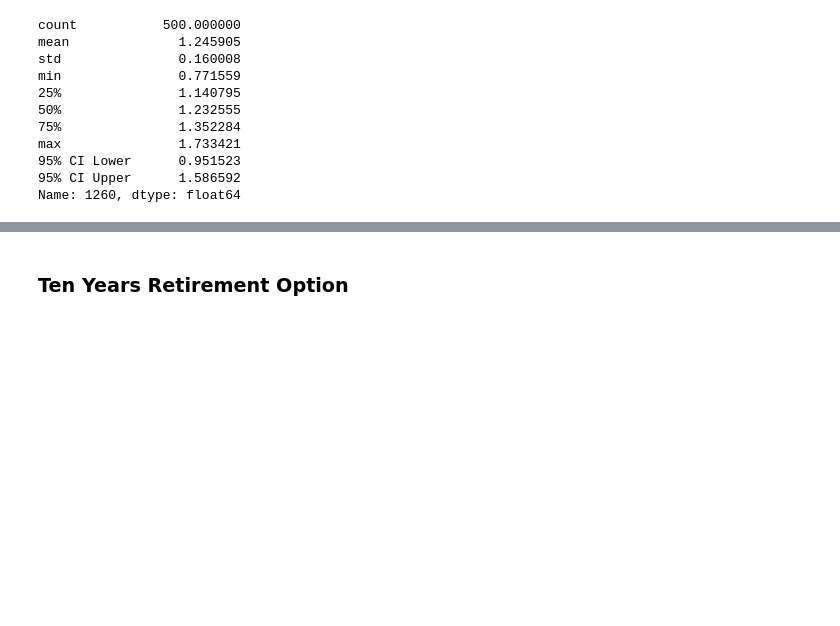
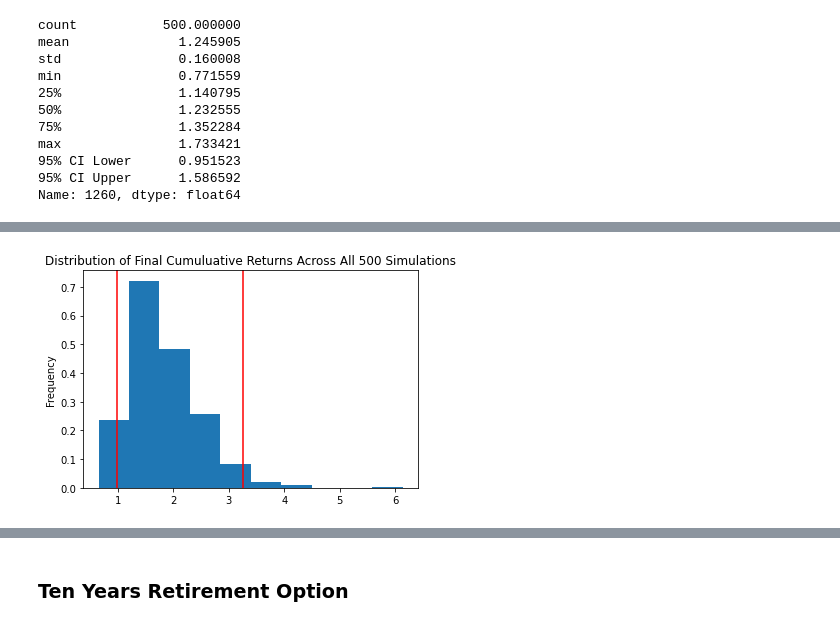
Before and after one commit to NDKD/Homework-Week5, a Jupyter notebook: financial-planner.ipynb, the cells around one changed output, grey strips where cells are left out. Saved outputs shown, nothing was run; the diff lists cells and outputs as text; code cells hidden in the pictures; blank space fills up the shorter version.

```diff
--- a/financial-planner.ipynb
+++ b/financial-planner.ipynb
@@ -635,0 +627,6 @@ There is a 95% chance that an initial investment of $60000 in the portfolio over
+# %%
+# Plot probability distribution and confidence intervals
+# YOUR CODE HERE!
+dis_plot=MC_fiveyear_b.plot_distribution()
+# %% [output]
+[figure, added]
```
Also changed, not shown: parts of 60 cells of this notebook.
